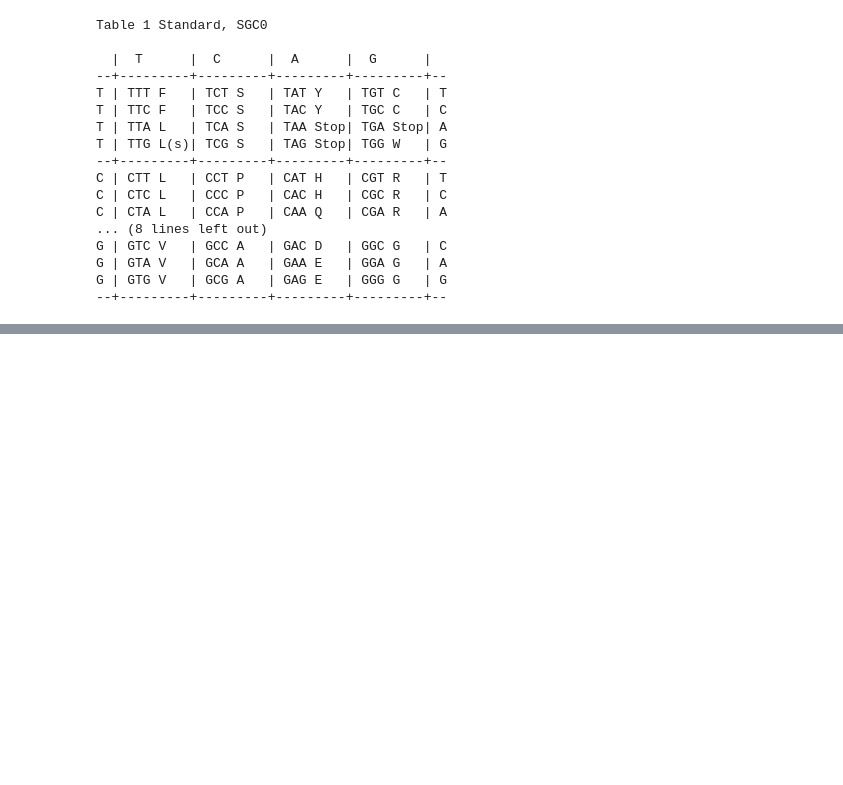
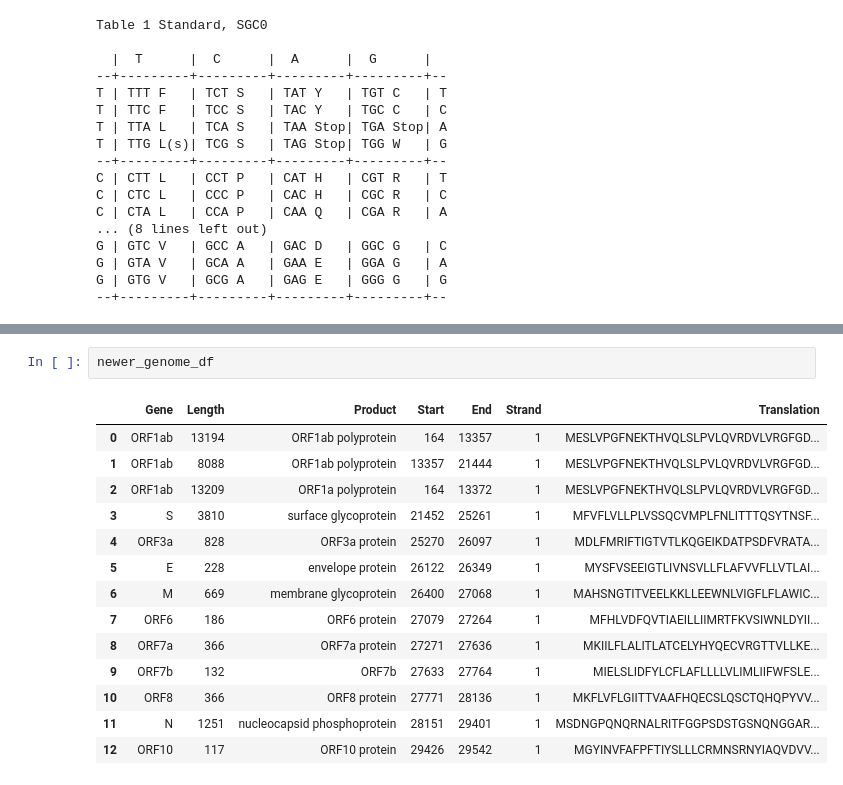
Before and after one commit to idobt97/Bioinformatocs_final_project, a Jupyter notebook: PartC.ipynb, the cells around one changed output, grey strips where cells are left out. Saved outputs shown, nothing was run; the diff lists cells and outputs as text; blank space fills up the shorter version.

```diff
--- a/PartC.ipynb
+++ b/PartC.ipynb
@@ -62,0 +229,17 @@ KeyError: 'TAA'
+# %%
+newer_genome_df
+# %% [output]
+|  | Gene | Length | Product | Start | End | Strand | Translation |
+| 0 | ORF1ab | 13194 | ORF1ab polyprotein | 164 | 13357 | 1 | MESLVPGFNEKTHVQLSLPVLQVRDVLVRGFGD... |
+| 1 | ORF1ab | 8088 | ORF1ab polyprotein | 13357 | 21444 | 1 | MESLVPGFNEKTHVQLSLPVLQVRDVLVRGFGD... |
+| 2 | ORF1ab | 13209 | ORF1a polyprotein | 164 | 13372 | 1 | MESLVPGFNEKTHVQLSLPVLQVRDVLVRGFGD... |
+| 3 | S | 3810 | surface glycoprotein | 21452 | 25261 | 1 | MFVFLVLLPLVSSQCVMPLFNLITTTQSYTNSF... |
+| 4 | ORF3a | 828 | ORF3a protein | 25270 | 26097 | 1 | MDLFMRIFTIGTVTLKQGEIKDATPSDFVRATA... |
+| 5 | E | 228 | envelope protein | 26122 | 26349 | 1 | MYSFVSEEIGTLIVNSVLLFLAFVVFLLVTLAI... |
+| 6 | M | 669 | membrane glycoprotein | 26400 | 27068 | 1 | MAHSNGTITVEELKKLLEEWNLVIGFLFLAWIC... |
+| 7 | ORF6 | 186 | ORF6 protein | 27079 | 27264 | 1 | MFHLVDFQVTIAEILLIIMRTFKVSIWNLDYII... |
+| 8 | ORF7a | 366 | ORF7a protein | 27271 | 27636 | 1 | MKIILFLALITLATCELYHYQECVRGTTVLLKE... |
+| 9 | ORF7b | 132 | ORF7b | 27633 | 27764 | 1 | MIELSLIDFYLCFLAFLLLLVLIMLIIFWFSLE... |
+| 10 | ORF8 | 366 | ORF8 protein | 27771 | 28136 | 1 | MKFLVFLGIITTVAAFHQECSLQSCTQHQPYVV... |
+| 11 | N | 1251 | nucleocapsid phosphoprotein | 28151 | 29401 | 1 | MSDNGPQNQRNALRITFGGPSDSTGSNQNGGAR... |
+| 12 | ORF10 | 117 | ORF10 protein | 29426 | 29542 | 1 | MGYINVFAFPFTIYSLLLCRMNSRNYIAQVDVV... |
```
Also changed, not shown: parts of 15 cells of this notebook, 4 other files.
